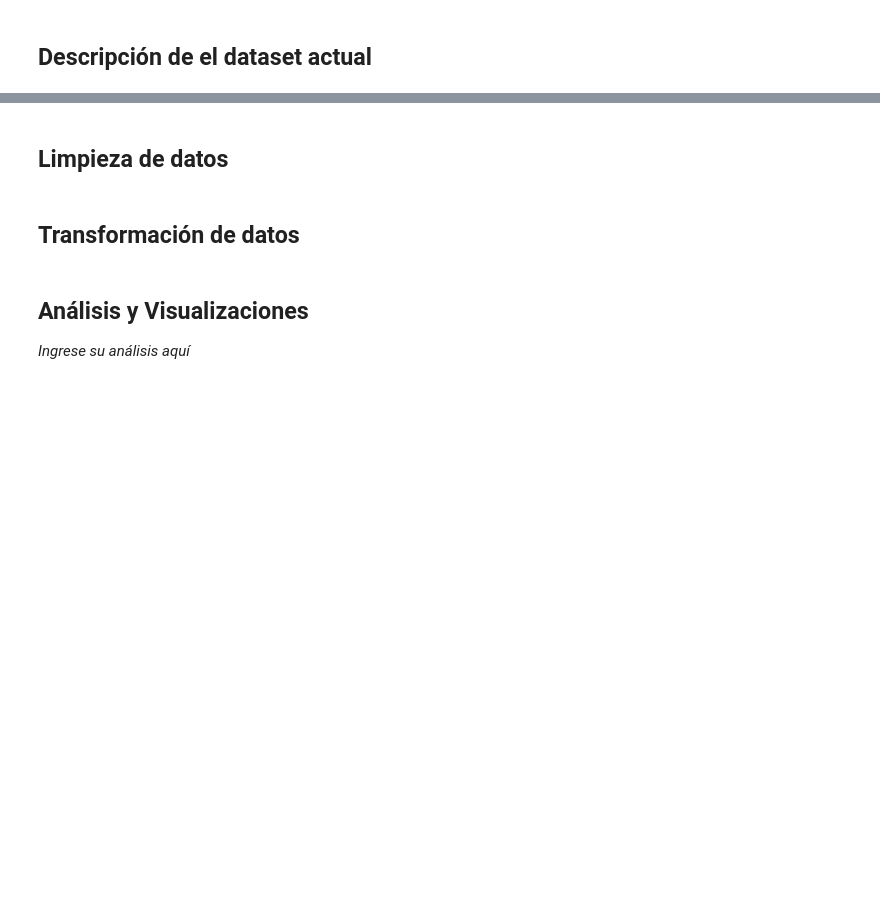
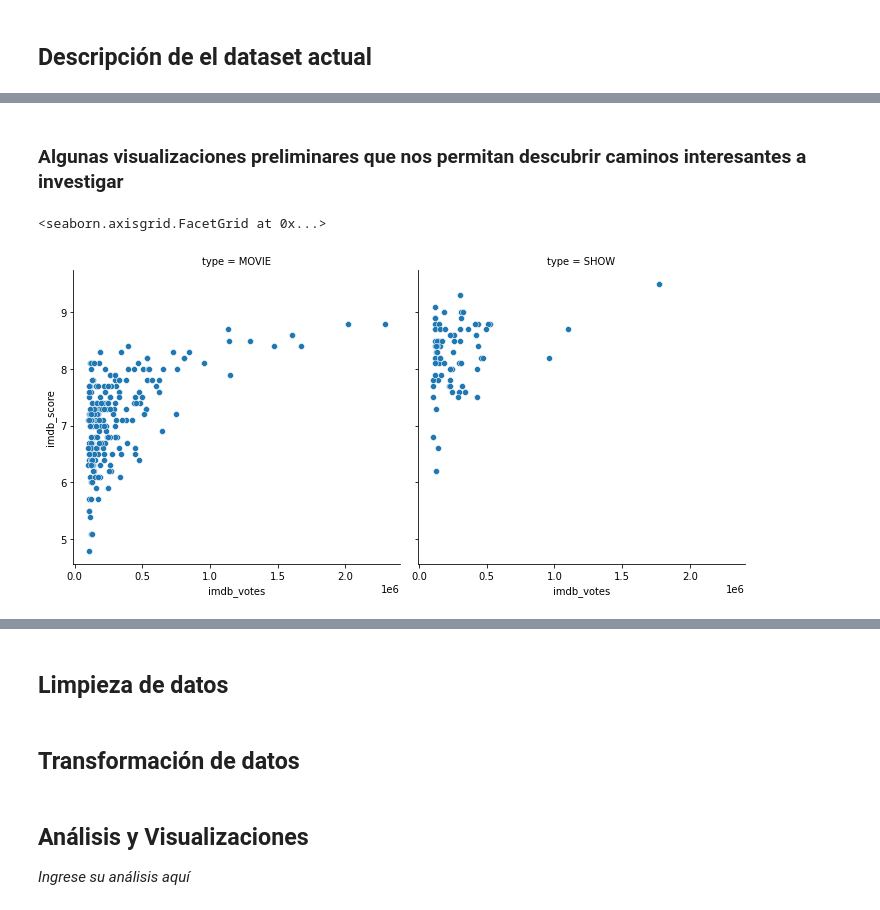
Before and after one commit to gejocastro/entrega-final-ad22, a Jupyter notebook: examen_data_analysis.ipynb, the cells around one changed output, grey strips where cells are left out. Saved outputs shown, nothing was run; the diff lists cells and outputs as text; code cells hidden in the pictures; blank space fills up the shorter version.

Commit message:
Algunas pruebas con graficos seaborn

```diff
--- a/examen_data_analysis.ipynb
+++ b/examen_data_analysis.ipynb
@@ -149,6 +153,3 @@ df2.head()
 | 2 | tm1354986 | La Despedida | MOVIE | NaN | 1999 | R | 90 | ['drama'] | ... |
 | 3 | tm1347384 | El baño del papa | MOVIE | NaN | 2003 | PG | 98 | ['drama'] | ... |
 | 4 | tm12456801 | Whisky | MOVIE | NaN | 2001 | PG | 92 | ['drama'] | ... |
-# %%
-df3 = df.insert(df2)
-df3
@@ -156,0 +156,6 @@ TypeError: insert() missing 2 required positional arguments: 'column' and 'value
+# %%
+df3 = df.append(df2, ignore_index=True)
+# Agragamos las filas creadas "artificialmente" al final del df, creando un nuevo df3
+# ignore_index True indica que se indexarán los filas agregadas con numeración correlativa
+# https://pandas.pydata.org/docs/reference/api/pandas.DataFrame.append.html
+df3
@@ -160,0 +211,2 @@ aca poner lo d info y describe
+# %% [markdown]
+### Algunas visualizaciones preliminares que nos permitan descubrir caminos interesantes a investigar
@@ -160,0 +215,8 @@ aca poner lo d info y describe
+# %%
+sns.relplot(
+    data=df3[df3.imdb_votes > 100000],
+    x="imdb_votes",y="imdb_score", col="type",)#size="imdb_votes")
+    #hue="type", style="type", ,)
+# %% [output]
+<seaborn.axisgrid.FacetGrid at 0x...>
+[figure, added]
```
Also changed, not shown: parts of 12 cells of this notebook, 2 other files.
